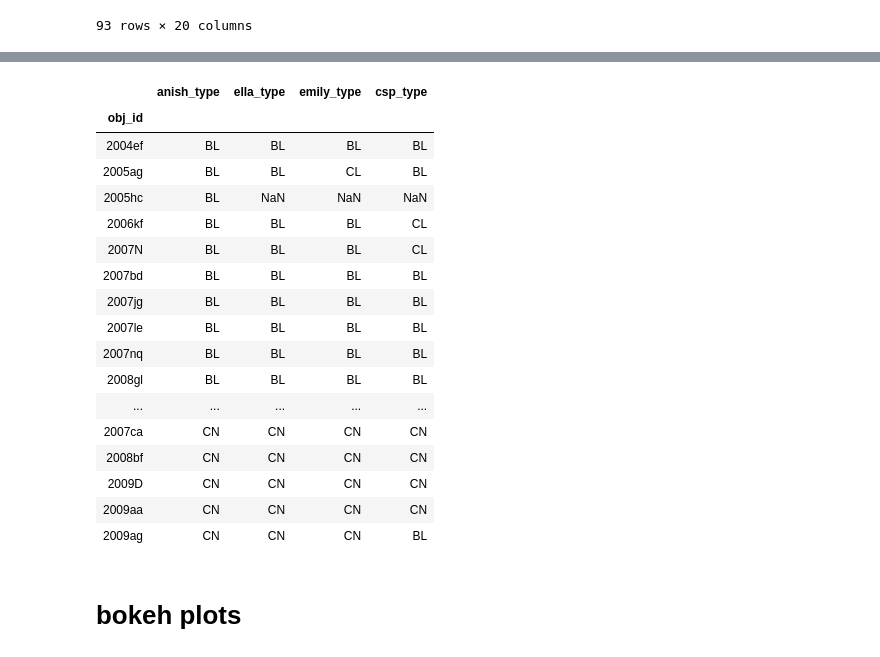
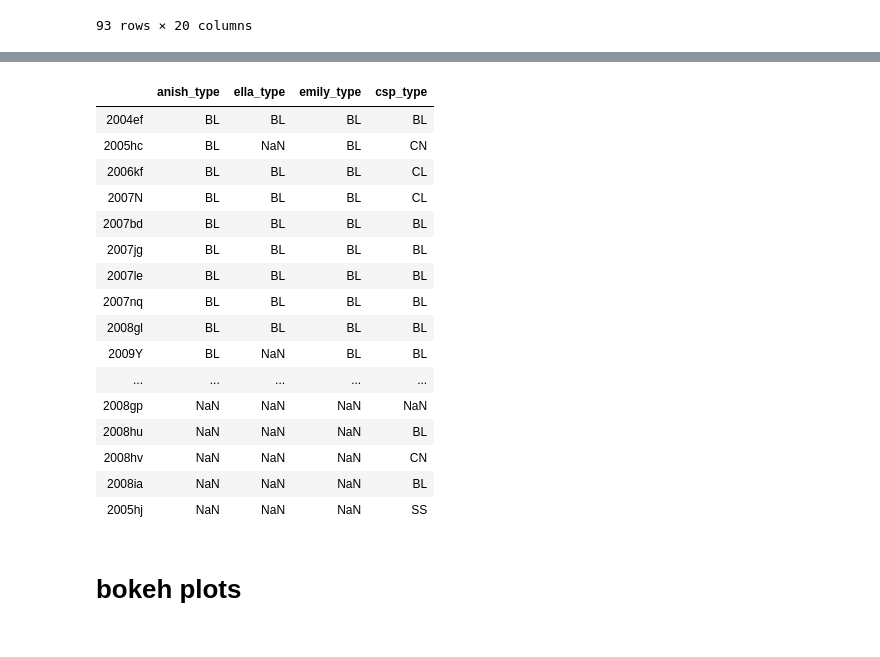
Before and after one commit to mwvgroup/SN-Spectral-Evolution, a Jupyter notebook: notebooks/strength_pw6_vs_pw7.ipynb, the cells around one changed output, grey strips where cells are left out. Drawn from its saved outputs; the diff is of its cells as text; code cells hidden in the pictures.

Commit message:
fixed join issues for classification comparison

```diff
--- a/notebooks/strength_pw6_vs_pw7.ipynb
+++ b/notebooks/strength_pw6_vs_pw7.ipynb
@@ -401,8 +401,9 @@ csp_df
 | 2005hj | 0 | NaN | NaN | 91T | 91T | SS | 0.05801 | NaN | 0.05699 | 53675.2 | 17.753 | ... |
 93 rows × 20 columns
 # %%
+pd.set_option('display.max_rows', 500)
 csp_obj_df = csp_df['Bst']
-csp_obj_df
+csp_obj_df.head(93)
 #creating a dataframe of just the object id and subtype from csp data
 # %% [output]
 obj_id
@@ -529,16 +567,12 @@ an_obj_df.head()
 # %%
-comparison = em_obj_df.join(csp_obj_df , lsuffix = 'EMILY' , rsuffix = 'CSP')
-comparison = el_obj_df.join(comparison , lsuffix = 'ELLA' , rsuffix = '')
-comparison = an_obj_df.join(comparison , lsuffix = 'ANISH' , rsuffix = '')
+comparison = pd.concat([em_obj_df , el_obj_df , an_obj_df , csp_obj_df], axis=1, sort=False)
 comparison.columns = ['anish_type' , 'ella_type' , 'emily_type' , 'csp_type']
 comparison
 #joining the dataframe of our classifications with that of CSP's
 # %% [output]
 |  | anish_type | ella_type | emily_type | csp_type |
-| obj_id |  |  |  |  |
 | 2004ef | BL | BL | BL | BL |
-| 2005ag | BL | BL | CL | BL |
-| 2005hc | BL | NaN | NaN | NaN |
+| 2005hc | BL | NaN | BL | CN |
 | 2006kf | BL | BL | BL | CL |
 | 2007N | BL | BL | BL | CL |
 | 2007bd | BL | BL | BL | BL |
@@ -546,12 +580,13 @@ comparison
 | 2007le | BL | BL | BL | BL |
 | 2007nq | BL | BL | BL | BL |
 | 2008gl | BL | BL | BL | BL |
+| 2009Y | BL | NaN | BL | BL |
 | ... | ... | ... | ... | ... |
-| 2007ca | CN | CN | CN | CN |
-| 2008bf | CN | CN | CN | CN |
-| 2009D | CN | CN | CN | CN |
-| 2009aa | CN | CN | CN | CN |
-| 2009ag | CN | CN | CN | BL |
+| 2008gp | NaN | NaN | NaN | NaN |
+| 2008hu | NaN | NaN | NaN | BL |
+| 2008hv | NaN | NaN | NaN | CN |
+| 2008ia | NaN | NaN | NaN | BL |
+| 2005hj | NaN | NaN | NaN | SS |
 # %%
 comparison.to_csv('branch_subtype_comparison.csv')
 # %%
```
Also changed, not shown: parts of 4 cells of this notebook, 1 other file.
